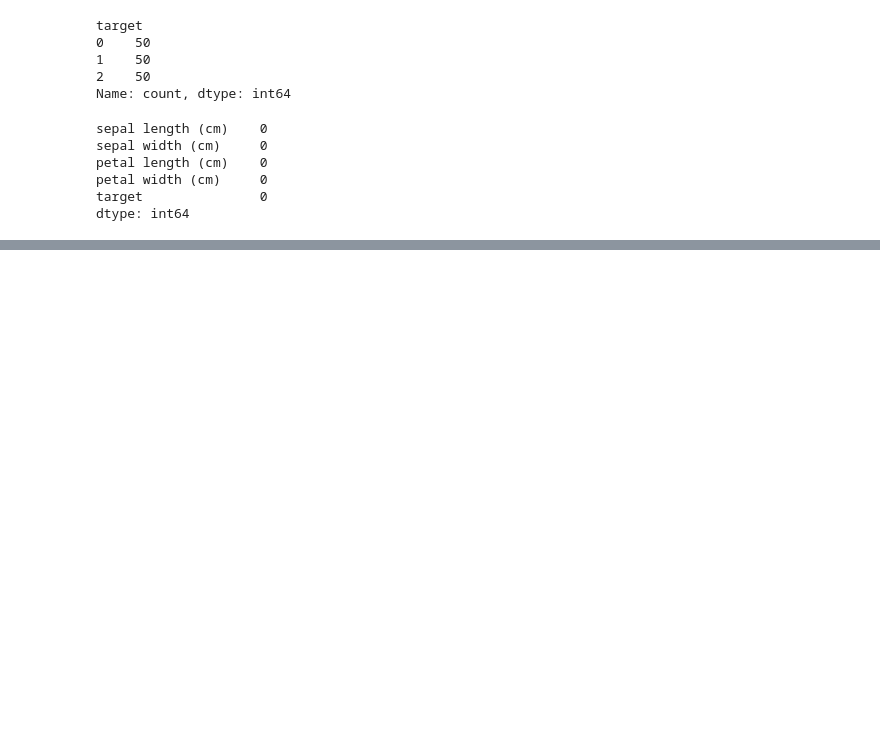
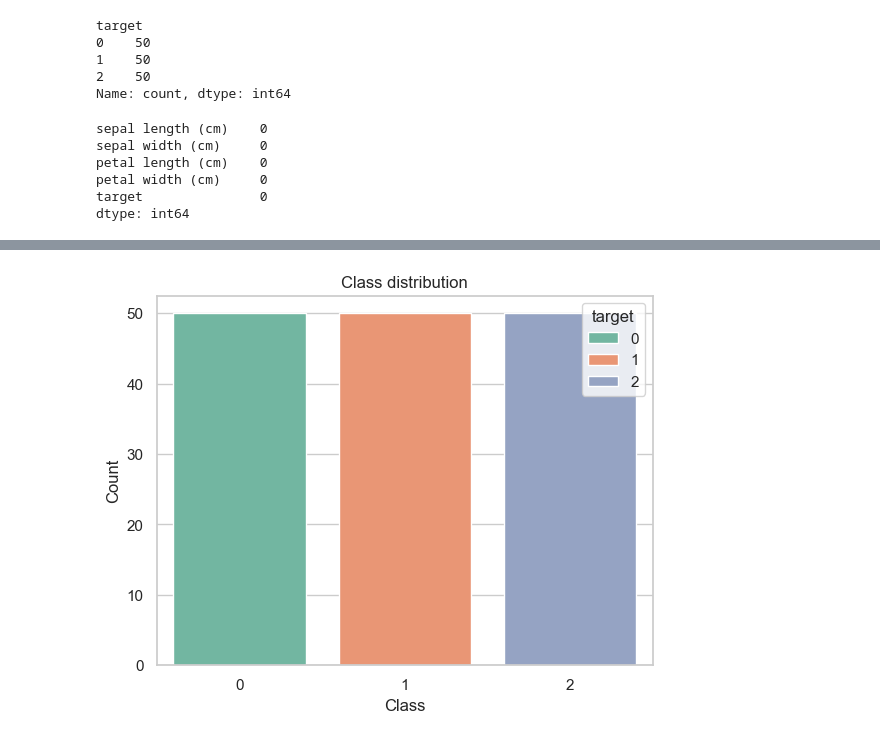
Before and after one commit to Flufer/knn_from_scratch, a Jupyter notebook: notebooks/exploration.ipynb, the cells around one changed output, grey strips where cells are left out. Cells and saved outputs as stored; diff of their text form; code cells hidden in the pictures; blank space fills up the shorter version.

```diff
--- a/notebooks/exploration.ipynb
+++ b/notebooks/exploration.ipynb
@@ -68,0 +81,13 @@ dtype: int64
+# %%
+sns.countplot(
+    x="target",
+    data=df,
+    palette="Set2",
+    hue="target",
+)
+plt.title("Class distribution")
+plt.xlabel("Class")
+plt.ylabel("Count")
+plt.show()
+# %% [output]
+[figure, added]
```
Also changed, not shown: parts of 4 cells of this notebook.
